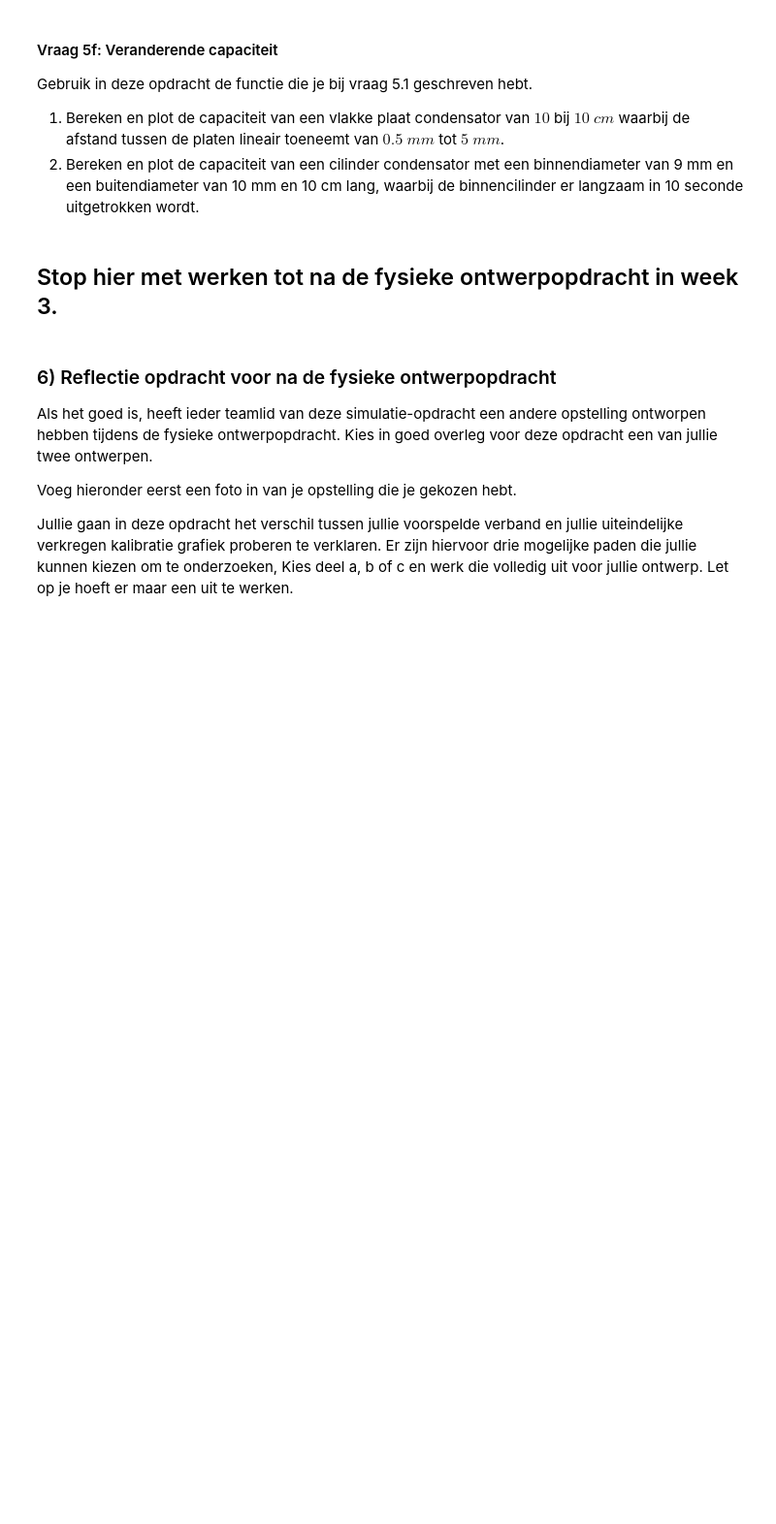
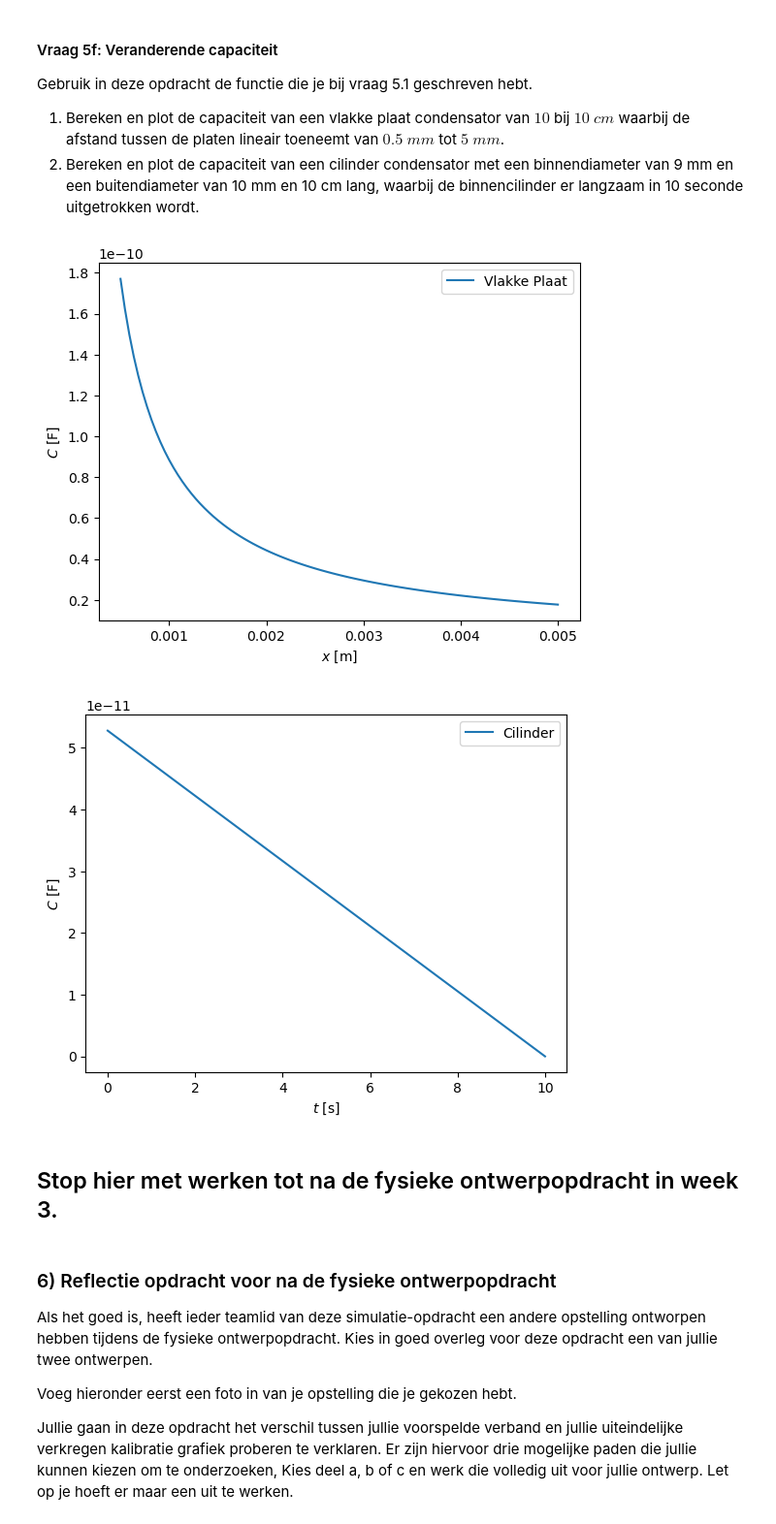
Before and after one commit to fKogelTU/opdrachten-DEF-D, a Jupyter notebook: DigitaleOntwerpopdrachten/1CondensatorOpdracht/CondensatorOntwerpopdracht.ipynb, the cells around one changed output. Shown at 97% size. Saved outputs shown, nothing was run; the diff lists cells and outputs as text; code cells hidden in the pictures; blank space fills up the shorter version.

```diff
--- a/DigitaleOntwerpopdrachten/1CondensatorOpdracht/CondensatorOntwerpopdracht.ipynb
+++ b/DigitaleOntwerpopdrachten/1CondensatorOpdracht/CondensatorOntwerpopdracht.ipynb
@@ -572,12 +572,12 @@ In deze vraag zullen we kijken naar de ideale vlakke plaat condensator. Als de a
 3. Vind de formule voor de capaciteit van een cilinder condensator onder de aanname dat de afstand tussen de binnen en buiten wand klein is.
 4. Schrijf een python functie die de relevante parameters als input neemt en de capaciteit van een cilinder condensator als output heeft.
 # %%
-def vlakkeplaat(relevante_parameters):
-    C = None
+def vlakkeplaat(A, d, epsilonZero):
+    C = (A * epsilonZero) / d # Afkomstig van 2.54
     return C
 
-def cilinder(relevante_parameters):
-    C = None
+def cilinder(L, straalBinnen, straalBuiten, epsilonZero):
+    C = (2 * np.pi * epsilonZero * L) / (np.log(straalBuiten / straalBinnen)) # Deze is afkomstig van zelf berekenen
     return  C
 # %% [markdown]
 #### Vraag 5b: Capaciteit van enkele simpele condensatoren
@@ -653,8 +733,32 @@ Gebruik in deze opdracht de functie die je bij vraag 5.1 geschreven hebt.
 2. Bereken en plot de capaciteit van een cilinder condensator met een binnendiameter van 9 mm en een buitendiameter van 10 mm en 10 cm lang, waarbij de binnencilinder er langzaam in 10 seconde uitgetrokken wordt.
 # %%
 ###
-###Jouw code hier###
+# Aangenomen wordt dat alles in lucht gebeurt
+
+# 1.
+
+distances = np.linspace(0.5e-3, 5e-3, 100)
+capacitiesVlakkePlaat = vlakkeplaat(0.01, distances, epsilonZeroAir)
+
+plt.plot(distances, capacitiesVlakkePlaat, label='Vlakke Plaat')
+plt.xlabel("$x$ [m]")
+plt.ylabel("$C$ [F]")
+plt.legend()
+plt.show()
+
+times = np.linspace(0, 10, 100)
+lengthsFromTimes = 0.1 - 0.01*times # Tijden omzetten in lengten
+capacitiesCyclindrical = cilinder(lengthsFromTimes, 9e-3, 10e-3, epsilonZeroAir)
+
+plt.plot(times, capacitiesCyclindrical, label='Cilinder')
+plt.xlabel("$t$ [s]")
+plt.ylabel("$C$ [F]")
+plt.legend()
+plt.show()
 ###
+# %% [output]
+[figure, added]
+[figure, added]
 # %% [markdown]
 ## Stop hier met werken tot na de fysieke ontwerpopdracht in week 3.
 # %% [markdown]
```
Also changed, not shown: parts of 6 cells of this notebook.
